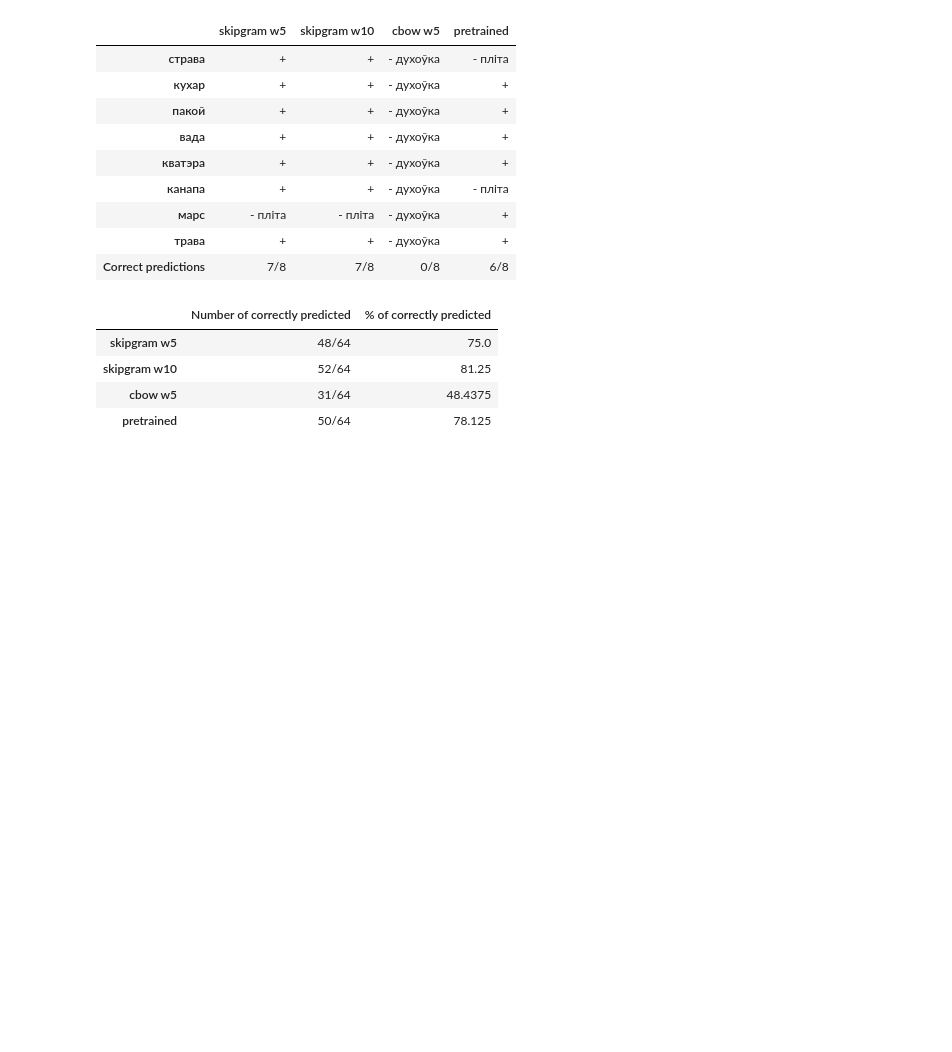
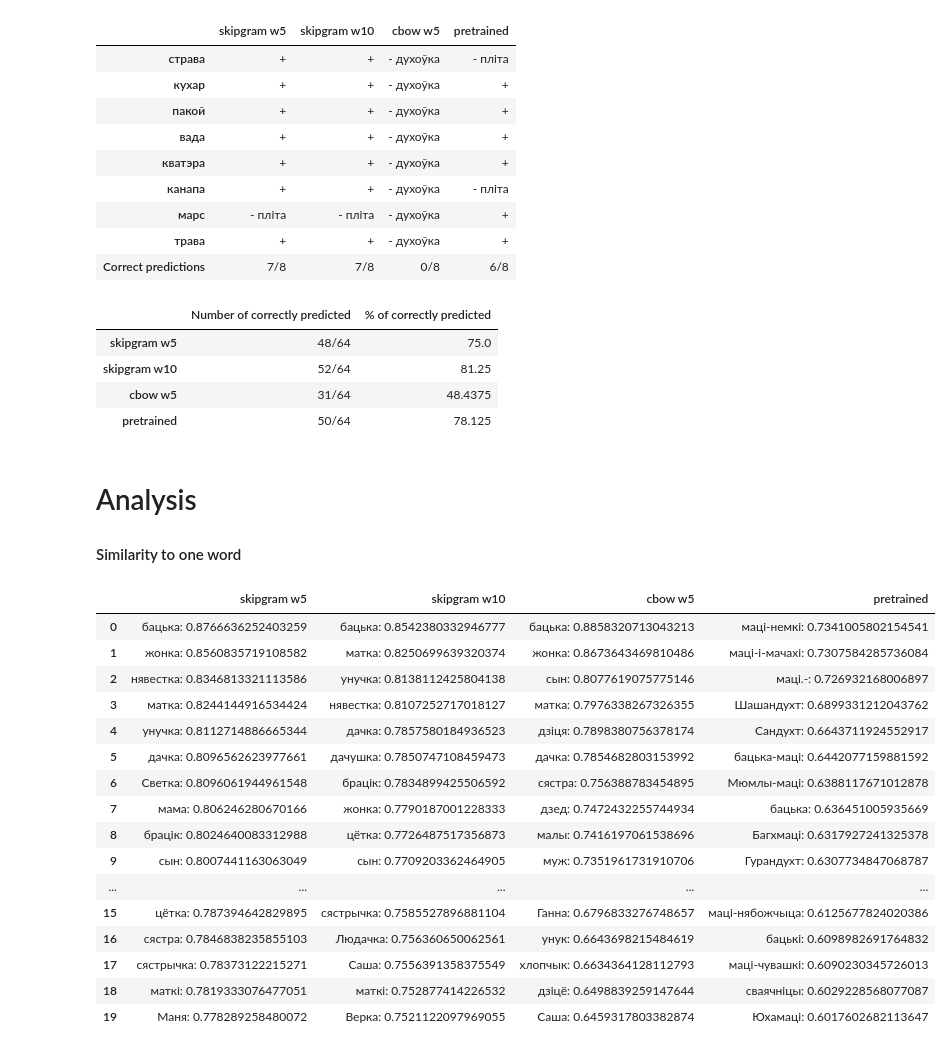
Before and after one commit to rommmmmka/computational-linguistics, a Jupyter notebook: hw3/4_analyze_models.ipynb, the cells around one changed output. Cells and saved outputs as stored; diff of their text form; code cells hidden in the pictures; blank space fills up the shorter version.

```diff
--- a/hw3/4_analyze_models.ipynb
+++ b/hw3/4_analyze_models.ipynb
@@ -198,3 +198,29 @@ pd.DataFrame(
 | skipgram w10 | 52/64 | 81.25 |
 | cbow w5 | 31/64 | 48.4375 |
 | pretrained | 50/64 | 78.125 |
+# %% [markdown]
+# Analysis
+
+#### Similarity to one word
+# %%
+apply_func(
+    lambda x, _: x.most_similar(["маці"], topn=20)
+)
+# %% [output]
+|  | skipgram w5 | skipgram w10 | cbow w5 | pretrained |
+| 0 | бацька: 0.8766636252403259 | бацька: 0.8542380332946777 | бацька: 0.8858320713043213 | маці-немкі: 0.7341005802154541 |
+| 1 | жонка: 0.8560835719108582 | матка: 0.8250699639320374 | жонка: 0.8673643469810486 | маці-і-мачахі: 0.7307584285736084 |
+| 2 | нявестка: 0.8346813321113586 | унучка: 0.8138112425804138 | сын: 0.8077619075775146 | маці.-: 0.726932168006897 |
+| 3 | матка: 0.8244144916534424 | нявестка: 0.8107252717018127 | матка: 0.7976338267326355 | Шашандухт: 0.6899331212043762 |
+| 4 | унучка: 0.8112714886665344 | дачка: 0.7857580184936523 | дзіця: 0.7898380756378174 | Сандухт: 0.6643711924552917 |
+| 5 | дачка: 0.8096562623977661 | дачушка: 0.7850747108459473 | дачка: 0.7854682803153992 | бацька-маці: 0.6442077159881592 |
+| 6 | Светка: 0.8096061944961548 | брацік: 0.7834899425506592 | сястра: 0.756388783454895 | Мюмлы-маці: 0.6388117671012878 |
+| 7 | мама: 0.806246280670166 | жонка: 0.7790187001228333 | дзед: 0.7472432255744934 | бацька: 0.636451005935669 |
+| 8 | брацік: 0.8024640083312988 | цётка: 0.7726487517356873 | малы: 0.7416197061538696 | Багхмаці: 0.6317927241325378 |
+| 9 | сын: 0.8007441163063049 | сын: 0.7709203362464905 | муж: 0.7351961731910706 | Гурандухт: 0.6307734847068787 |
+| ... | ... | ... | ... | ... |
+| 15 | цётка: 0.787394642829895 | сястрычка: 0.7585527896881104 | Ганна: 0.6796833276748657 | маці-нябожчыца: 0.6125677824020386 |
+| 16 | сястра: 0.7846838235855103 | Людачка: 0.756360650062561 | унук: 0.6643698215484619 | бацькі: 0.6098982691764832 |
+| 17 | сястрычка: 0.78373122215271 | Саша: 0.7556391358375549 | хлопчык: 0.6634364128112793 | маці-чувашкі: 0.6090230345726013 |
+| 18 | маткі: 0.7819333076477051 | маткі: 0.752877414226532 | дзіцё: 0.6498839259147644 | сваячніцы: 0.6029228568077087 |
+| 19 | Маня: 0.778289258480072 | Верка: 0.7521122097969055 | Саша: 0.6459317803382874 | Юхамаці: 0.6017602682113647 |
```
Also changed, not shown: parts of 9 cells of this notebook.
